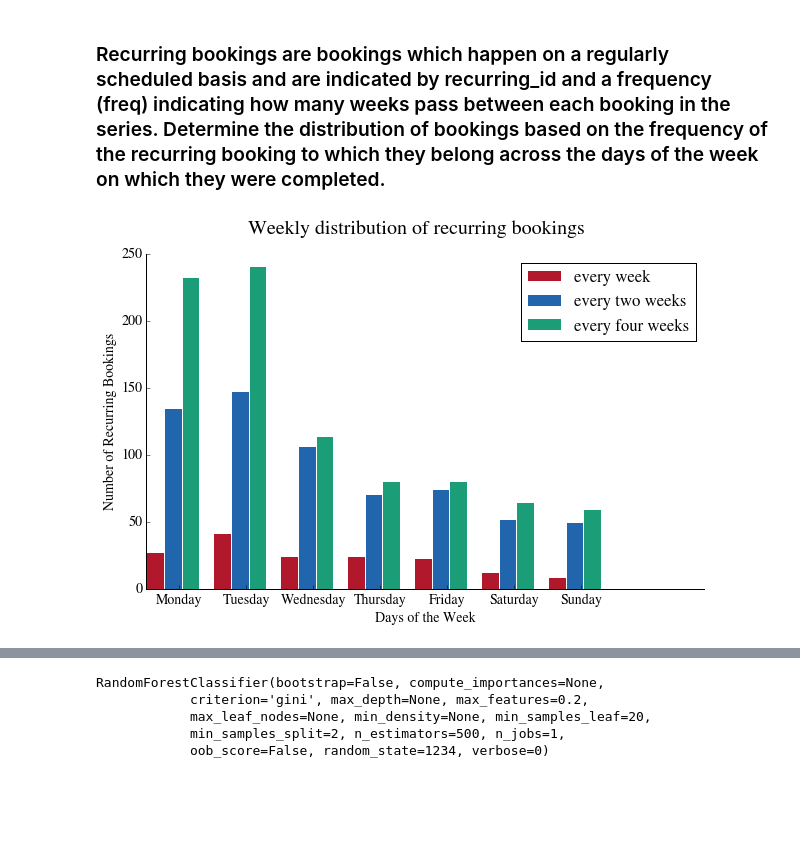
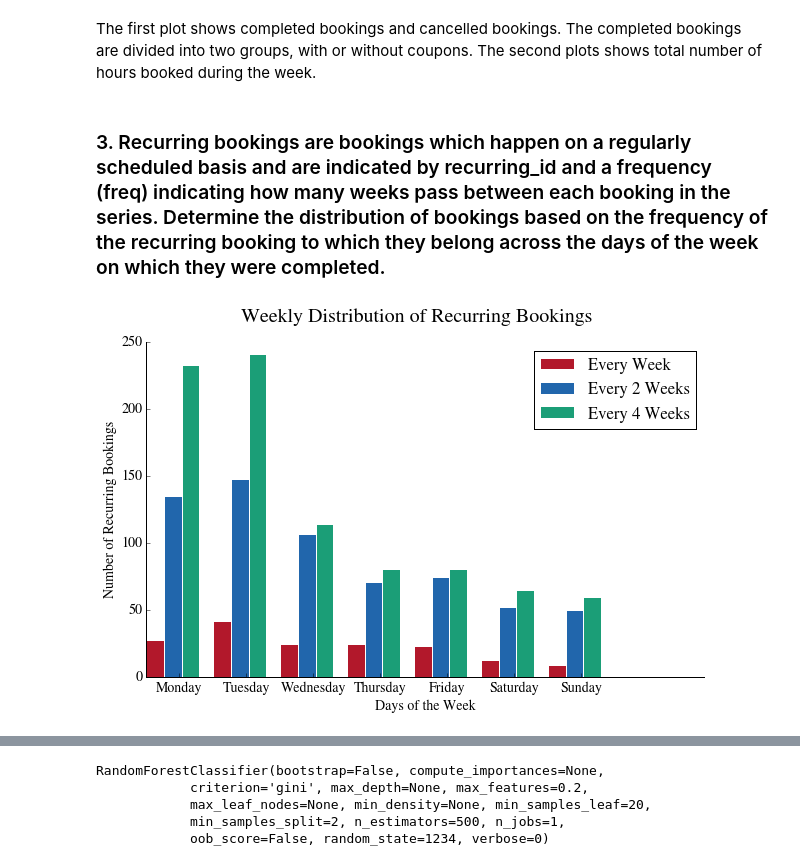
Before and after one commit to asa88/DataExploration, a Jupyter notebook: handy_challenge.ipynb, the cells around one changed output, grey strips where cells are left out. Cells and saved outputs as stored; diff of their text form; code cells hidden in the pictures; blank space fills up the shorter version.

```diff
--- a/handy_challenge.ipynb
+++ b/handy_challenge.ipynb
@@ -125,2 +138,4 @@ plt.show()
+# %% [markdown]
+The first plot shows completed bookings and cancelled bookings. The completed bookings are divided into two groups, with or without coupons. The second plots shows total number of hours booked during the week.
 # %% [markdown]
-### Recurring bookings are bookings which happen on a regularly scheduled basis and are indicated by recurring_id and a frequency (freq) indicating how many weeks pass between each booking in the series. Determine the distribution of bookings based on the frequency of the recurring booking to which they belong across the days of the week on which they were completed.
+### 3. Recurring bookings are bookings which happen on a regularly scheduled basis and are indicated by recurring_id and a frequency (freq) indicating how many weeks pass between each booking in the series. Determine the distribution of bookings based on the frequency of the recurring booking to which they belong across the days of the week on which they were completed.
@@ -132,17 +146,16 @@ freq_df.loc[:,('day_of_week')]=freq_temp.dayofweek
 # %%
-tot_freq=freq_df.groupby(['day_of_week','freq']).size().unstack()
-tot_freq.columns=['one','two','four']
+''' Plot the findings '''
 plt.figure(figsize=(10,6))
-plt.bar(tot_freq.index*3, tot_freq['one'], color=red, label='every week')
-plt.bar(tot_freq.index*3+0.8, tot_freq['two'], color=blue, label='every two weeks')
-plt.bar(tot_freq.index*3+1.60,tot_freq['four'],label='every four weeks')
+plt.bar(tot_freq.index*3, tot_freq['one'], color=red, label='Every Week')
+plt.bar(tot_freq.index*3+0.8, tot_freq['two'], color=blue, label='Every 2 Weeks')
+plt.bar(tot_freq.index*3+1.60,tot_freq['four'],label='Every 4 Weeks')
 plt.xticks([1.5, 4.5, 7.5 ,10.5 ,13.5,16.5,19.5], ['Monday','Tuesday','Wednesday','Thursday','Friday','Saturday','Sunday'], rotation='horizontal')
 plt.xlabel("Days of the Week")
 plt.ylabel("Number of Recurring Bookings")
 remove_border()
-plt.suptitle("Weekly distribution of recurring bookings",fontsize=20)
+plt.suptitle("Weekly Distribution of Recurring Bookings",fontsize=20)
 plt.legend()
 plt.show()
 # %% [output]
-[figure, old version]
+[figure, new version]
 # %% [markdown]
```
Also changed, not shown: parts of 36 cells of this notebook.
